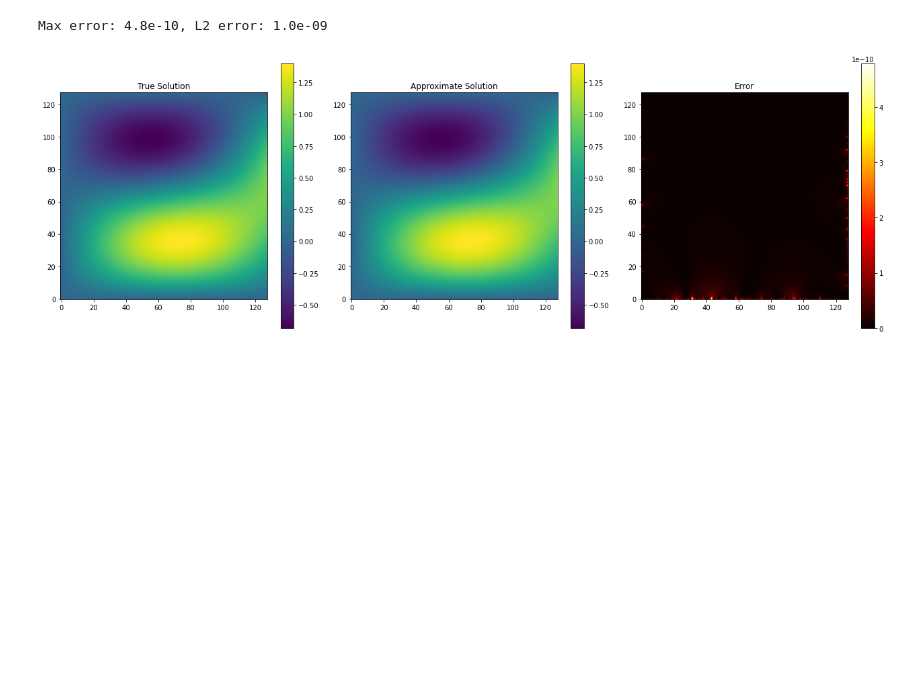
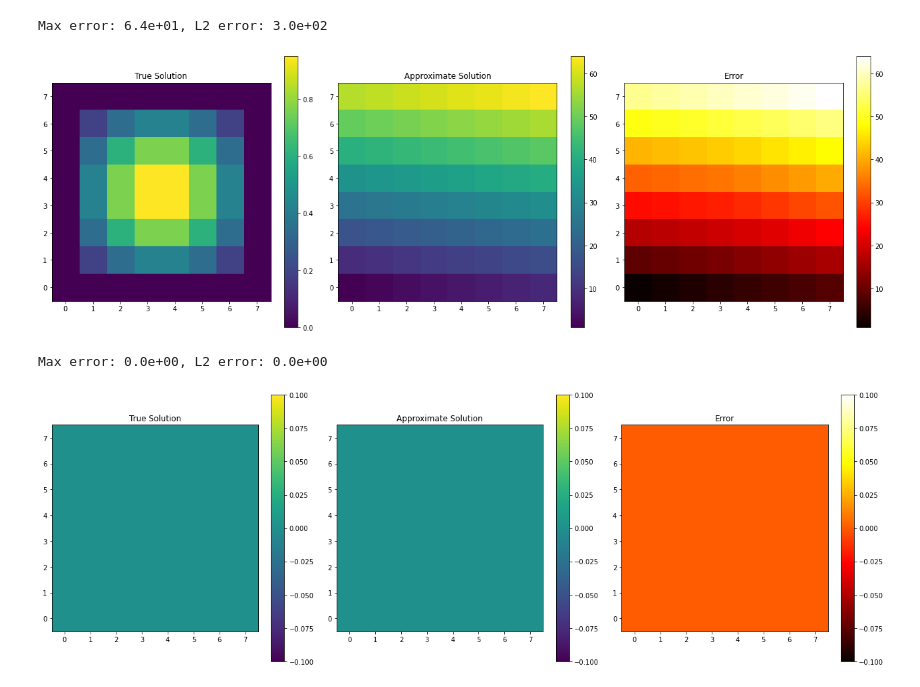
Before and after one commit to alex2001zow/Parallel_High-Order_FD_NS, a Jupyter notebook: python/read_system_solution.ipynb, the cells around one changed output. Cells and saved outputs as stored; diff of their text form; code cells hidden in the pictures; blank space fills up the shorter version.

```diff
--- a/python/read_system_solution.ipynb
+++ b/python/read_system_solution.ipynb
@@ -31,8 +31,8 @@ def np_u_analytical_poisson(ndims, global_domain_begin, global_domain_end, grid_
     meshgrid = np.meshgrid(*p_coords, indexing='ij')
 
     # Compute function values
-    #func_val = np.prod(np.sin(np.pi * np.stack(meshgrid)),axis=0)
-    func_val = np.sin(np.pi * meshgrid[1]) * np.sin(2 * np.pi * meshgrid[0]) + meshgrid[1] * np.sin(np.pi * meshgrid[0])
+    func_val = np.prod(np.sin(np.pi * np.stack(meshgrid)),axis=0)
+    #func_val = np.sin(np.pi * meshgrid[1]) * np.sin(2 * np.pi * meshgrid[0]) + meshgrid[1] * np.sin(np.pi * meshgrid[0])
 
     return func_val, meshgrid
 # %%
@@ -132,7 +132,7 @@ residual = np.array(data)
 # %%
 ndims = 2
 num_data_per_elements = 1
-grid_size = [128,128,4]
+grid_size = [8,8,4]
 
 if(ndims == 1):
     layout = (grid_size[0], num_data_per_elements)
@@ -191,12 +226,13 @@ if(ndims == 1):
     plot_1D(true_solution, approximate_solution)
 # %%
 if(ndims == 2):
-    #plot_2D(true_solution, approximate_solution)
-    plot_2D(true_solution, rhs)
-    #plot_2D(true_solution, residual)
+    plot_2D(true_solution, approximate_solution)
+    plot_2D(rhs, residual)
 # %% [output]
-Max error: 4.8e-10, L2 error: 1.0e-09
+Max error: 6.4e+01, L2 error: 3.0e+02
-[figure, old version]
+[figure, new version]
+Max error: 0.0e+00, L2 error: 0.0e+00
+[figure, added]
 # %%
 if(ndims == 3):
     # Adjust the max value of the slider to match the size of your 3rd dimension
```
Also changed, not shown: parts of 5 cells of this notebook, 12 other files.
